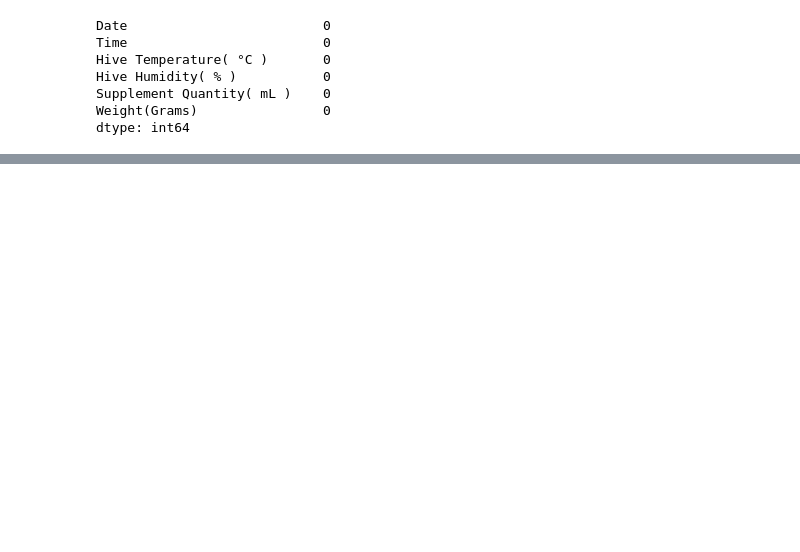
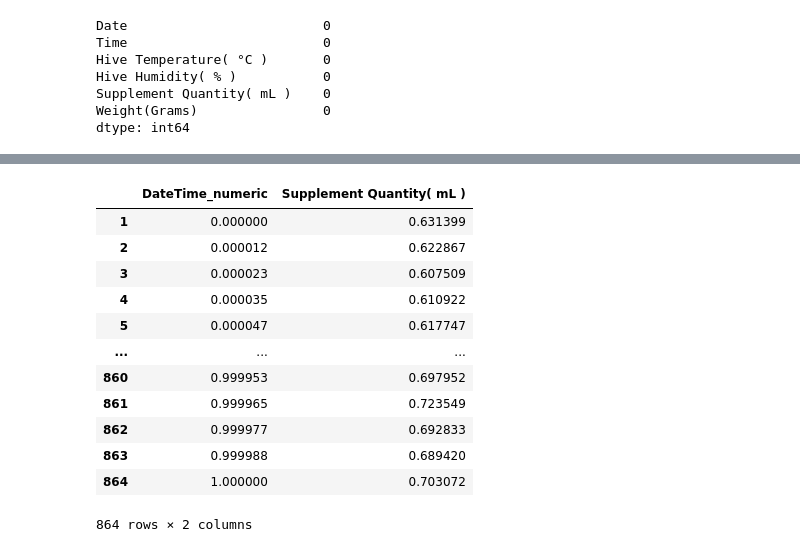
Before and after one commit to joywin2003/bee-hive-ml, a Jupyter notebook: beefeeding.ipynb, the cells around one changed output, grey strips where cells are left out. Drawn from its saved outputs; the diff is of its cells as text; code cells hidden in the pictures; blank space fills up the shorter version.

```diff
--- a/beefeeding.ipynb
+++ b/beefeeding.ipynb
@@ -73,0 +85,16 @@ Text(0, 0.5, 'Supplement Quantity (mL)')
+# %%
+processed_df
+# %% [output]
+|  | DateTime_numeric | Supplement Quantity( mL ) |
+| 1 | 0.000000 | 0.631399 |
+| 2 | 0.000012 | 0.622867 |
+| 3 | 0.000023 | 0.607509 |
+| 4 | 0.000035 | 0.610922 |
+| 5 | 0.000047 | 0.617747 |
+| ... | ... | ... |
+| 860 | 0.999953 | 0.697952 |
+| 861 | 0.999965 | 0.723549 |
+| 862 | 0.999977 | 0.692833 |
+| 863 | 0.999988 | 0.689420 |
+| 864 | 1.000000 | 0.703072 |
+864 rows × 2 columns
```
Also changed, not shown: parts of 4 cells of this notebook.
